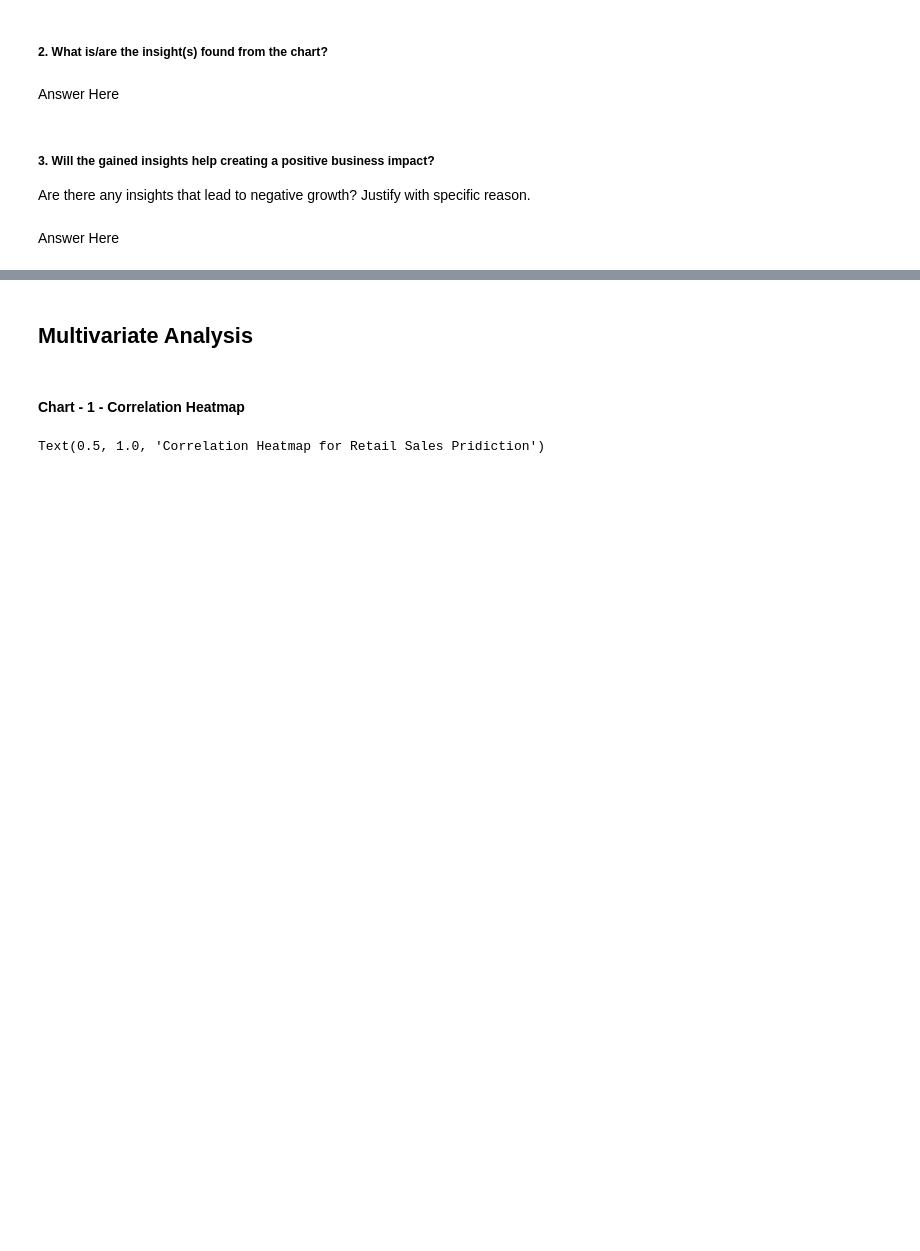
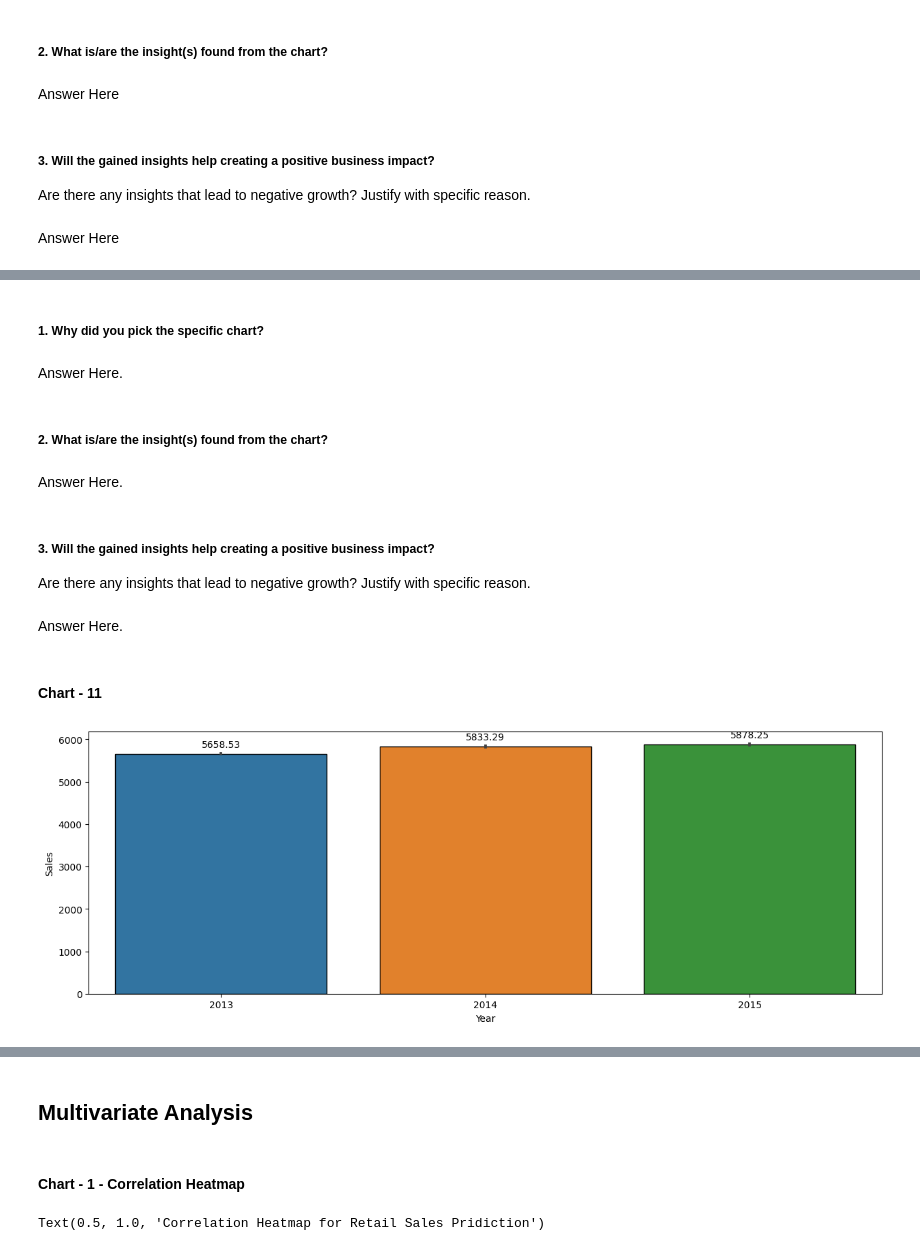
Before and after one commit to niteesh19mt0250/Retail-sales-Prediction-Regression-Project, a Jupyter notebook: Retail_Sales_Prediction_Project.ipynb, the cells around one changed output, grey strips where cells are left out. Cells and saved outputs as stored; diff of their text form; code cells hidden in the pictures; blank space fills up the shorter version.

```diff
--- a/Retail_Sales_Prediction_Project.ipynb
+++ b/Retail_Sales_Prediction_Project.ipynb
@@ -1094,0 +1125,30 @@ Answer Here
+# %% [markdown]
+##### 1. Why did you pick the specific chart?
+# %% [markdown]
+Answer Here.
+# %% [markdown]
+##### 2. What is/are the insight(s) found from the chart?
+# %% [markdown]
+Answer Here.
+# %% [markdown]
+##### 3. Will the gained insights help creating a positive business impact?
+Are there any insights that lead to negative growth? Justify with specific reason.
+# %% [markdown]
+Answer Here.
+# %% [markdown]
+#### Chart - 11
+# %%
+from datetime import date as dt
+df['Year'] = df['Date'].dt.year
+# %%
+# # Chart - 11 visualization code
+plt.figure(figsize= (15,5))
+plots = sns.barplot(x= df['Year'],y= df['Sales'],edgecolor= 'black')
+for p in plots.patches:
+  plots.annotate(format(p.get_height(),'.2f'),
+                 (p.get_x()+p.get_width()/2,
+                  p.get_height()),ha= 'center',va= 'center',
+                 size= 10,xytext = (0,10),
+                 textcoords= 'offset points')
+# %% [output]
+[figure, added]
```
Also changed, not shown: parts of 18 cells of this notebook.
